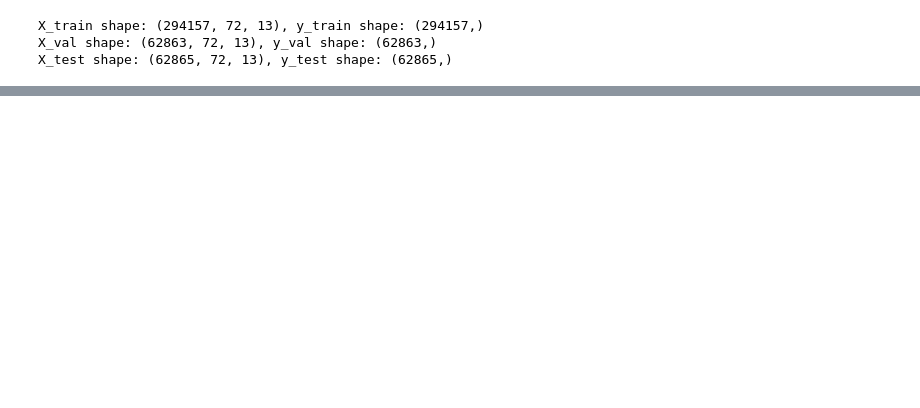
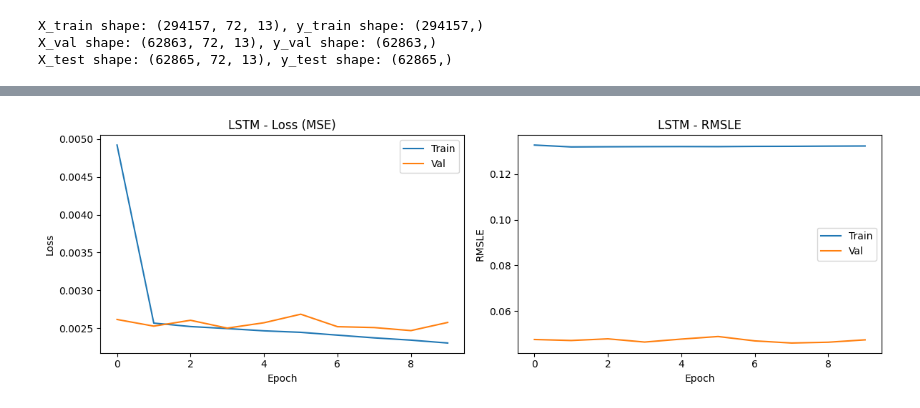
Before and after one commit to jagfoljersolen/deep-learning-cnn-rnn-isep, a Jupyter notebook: RNN/model.ipynb, the cells around one changed output, grey strips where cells are left out. Cells and saved outputs as stored; diff of their text form; code cells hidden in the pictures; blank space fills up the shorter version.

```diff
--- a/RNN/model.ipynb
+++ b/RNN/model.ipynb
@@ -98,9 +92,9 @@ Train: 2009-01-01 00:10:00 to 2014-08-05 00:20:00
 Val:   2014-08-05 00:30:00 to 2015-10-17 20:20:00
 Test:  2015-10-17 20:30:00 to 2017-01-01 00:00:00
 # %%
-from sklearn.preprocessing import StandardScaler
+from sklearn.preprocessing import MinMaxScaler
 
-scaler = StandardScaler()
+scaler = MinMaxScaler()
 
 train_scaled = scaler.fit_transform(train_df)
 val_scaled   = scaler.transform(val_df)
@@ -136,0 +237,9 @@ X_test shape: (62865, 72, 13), y_test shape: (62865,)
+# %%
+# LSTM - window size 72
+model_lstm = Sequential([
+    LSTM(32, input_shape=(window_size, X_train.shape[2])),
+    Dense(1)
+])
+
+model_lstm.compile(optimizer='adam', loss='mse', metrics=[rmsle])
+model_lstm.summary()
@@ -136,0 +258,8 @@ X_test shape: (62865, 72, 13), y_test shape: (62865,)
+# %%
+history_lstm = model_lstm.fit(
+    X_train, y_train,
+    epochs=10,
+    batch_size=256,
+    validation_data=(X_val, y_val),
+    verbose=1
+)
@@ -136,0 +288,23 @@ X_test shape: (62865, 72, 13), y_test shape: (62865,)
+# %%
+plt.figure(figsize=(12, 4))
+
+plt.subplot(1, 2, 1)
+plt.plot(history_lstm.history['loss'], label='Train')
+plt.plot(history_lstm.history['val_loss'], label='Val')
+plt.title('LSTM - Loss (MSE)')
+plt.xlabel('Epoch')
+plt.ylabel('Loss')
+plt.legend()
+
+plt.subplot(1, 2, 2)
+plt.plot(history_lstm.history['rmsle'], label='Train')
+plt.plot(history_lstm.history['val_rmsle'], label='Val')
+plt.title('LSTM - RMSLE')
+plt.xlabel('Epoch')
+plt.ylabel('RMSLE')
+plt.legend()
+
+plt.tight_layout()
+plt.show()
+# %% [output]
+[figure, added]
```
Also changed, not shown: parts of 10 cells of this notebook.
